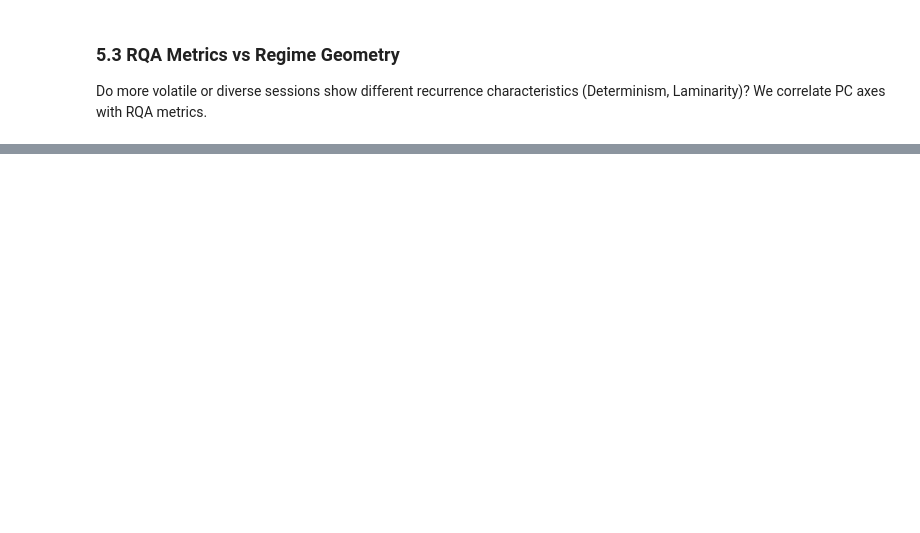
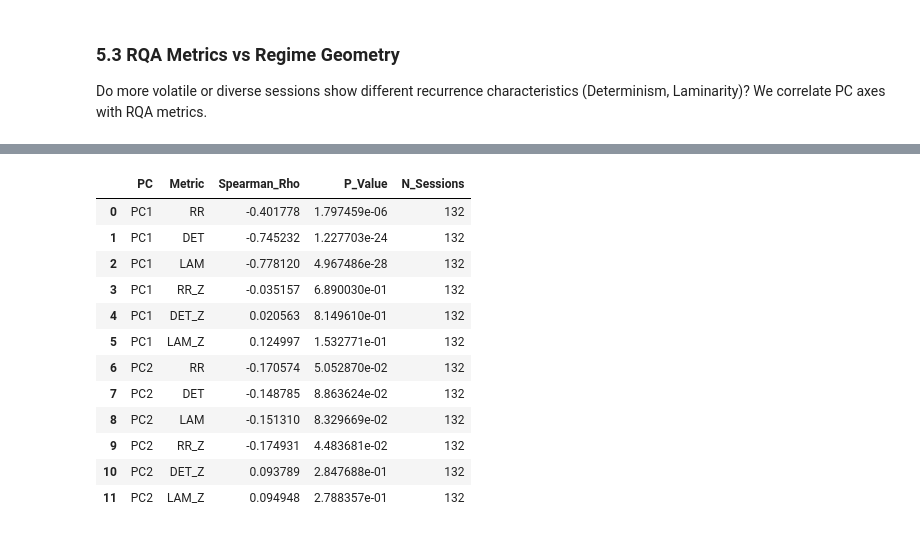
Before and after one commit to cartersale/Affect-Dynamics, a Jupyter notebook: notebooks/regime_geometry.ipynb, the cells around one changed output, grey strips where cells are left out. Cells and saved outputs as stored; diff of their text form; code cells hidden in the pictures; blank space fills up the shorter version.

```diff
--- a/notebooks/regime_geometry.ipynb
+++ b/notebooks/regime_geometry.ipynb
@@ -567,0 +588,71 @@ LAM_Z: r=-0.037, p=0.6747
+# %%
+# --- Authoritative regime geometry exports for manuscript tables ---
+# Saves PCA variance/loadings and session-level catRQA correlations used in text.
+
+export_dir = ARTIFACTS_DIR / "supplementary_tables"
+export_dir.mkdir(parents=True, exist_ok=True)
+
+pca_variance_df = pd.DataFrame({
+    "Component": [f"PC{i+1}" for i in range(len(pca.explained_variance_ratio_))],
+    "Explained_Variance_Ratio": pca.explained_variance_ratio_,
+    "Explained_Variance_Percent": 100 * pca.explained_variance_ratio_,
+})
+pca_variance_df["Cumulative_Explained_Variance_Ratio"] = pca_variance_df["Explained_Variance_Ratio"].cumsum()
+pca_variance_df["Cumulative_Explained_Variance_Percent"] = 100 * pca_variance_df["Cumulative_Explained_Variance_Ratio"]
+
+pca_loadings_df = loadings.reset_index().rename(columns={"index": "Feature"})
+
+pca_variance_df.to_csv(export_dir / "S4_regime_geometry_pca_variance.csv", index=False)
+pca_loadings_df.to_csv(export_dir / "S4_regime_geometry_pca_loadings.csv", index=False)
+df_features.to_csv(export_dir / "S4_regime_geometry_session_features.csv", index=False)
+
+if df_rqa is not None:
+    rename_map = {
+        "RR_shuffle": "RR",
+        "DET_shuffle": "DET",
+        "LAM_shuffle": "LAM",
+        "RR_Z_shuffle": "RR_Z",
+        "DET_Z_shuffle": "DET_Z",
+        "LAM_Z_shuffle": "LAM_Z",
+    }
+    df_rqa_clean = df_rqa.rename(columns=rename_map).copy()
+    metric_cols = [c for c in ["RR", "DET", "LAM", "RR_Z", "DET_Z", "LAM_Z"] if c in df_rqa_clean.columns]
+
+    if "duration" in df_rqa_clean.columns:
+        df_rqa_session_export = (
+            df_rqa_clean
+            .groupby("session_id", as_index=False)
+            .apply(lambda g: pd.Series({
+                m: np.average(g[m], weights=g["duration"]) if g["duration"].sum() > 0 else np.nan
+                for m in metric_cols
+            }), include_groups=False)
+            .reset_index(drop=True)
+        )
+    else:
+        df_rqa_session_export = df_rqa_clean.groupby("session_id", as_index=False)[metric_cols].mean()
+
+    df_rqa_merged_export = df_features.merge(df_rqa_session_export, on="session_id", how="inner")
+    corr_rows = []
+    for pc in ["PC1", "PC2"]:
+        for metric in metric_cols:
+            sub = df_rqa_merged_export[[pc, metric]].dropna()
+            rho, p_value = spearmanr(sub[pc], sub[metric])
+            corr_rows.append({
+                "PC": pc,
+                "Metric": metric,
+                "Spearman_Rho": float(rho),
+                "P_Value": float(p_value),
+                "N_Sessions": int(len(sub)),
+            })
+    rqa_corr_df = pd.DataFrame(corr_rows)
+    df_rqa_session_export.to_csv(export_dir / "S4_regime_geometry_session_catrqa.csv", index=False)
+    rqa_corr_df.to_csv(export_dir / "S4_regime_geometry_catrqa_correlations.csv", index=False)
+else:
+    rqa_corr_df = pd.DataFrame()
+
+print("Saved regime geometry PCA/correlation tables to", export_dir)
+display(pca_variance_df)
+display(pca_loadings_df)
+if not rqa_corr_df.empty:
+    display(rqa_corr_df)
+# %% [output]
@@ -567,0 +670,13 @@ LAM_Z: r=-0.037, p=0.6747
+|  | PC | Metric | Spearman_Rho | P_Value | N_Sessions |
+| 0 | PC1 | RR | -0.401778 | 1.797459e-06 | 132 |
+| 1 | PC1 | DET | -0.745232 | 1.227703e-24 | 132 |
+| 2 | PC1 | LAM | -0.778120 | 4.967486e-28 | 132 |
+| 3 | PC1 | RR_Z | -0.035157 | 6.890030e-01 | 132 |
+| 4 | PC1 | DET_Z | 0.020563 | 8.149610e-01 | 132 |
+| 5 | PC1 | LAM_Z | 0.124997 | 1.532771e-01 | 132 |
+| 6 | PC2 | RR | -0.170574 | 5.052870e-02 | 132 |
+| 7 | PC2 | DET | -0.148785 | 8.863624e-02 | 132 |
+| 8 | PC2 | LAM | -0.151310 | 8.329669e-02 | 132 |
+| 9 | PC2 | RR_Z | -0.174931 | 4.483681e-02 | 132 |
+| 10 | PC2 | DET_Z | 0.093789 | 2.847688e-01 | 132 |
+| 11 | PC2 | LAM_Z | 0.094948 | 2.788357e-01 | 132 |
```
Also changed, not shown: parts of 9 cells of this notebook, 2 other files.
